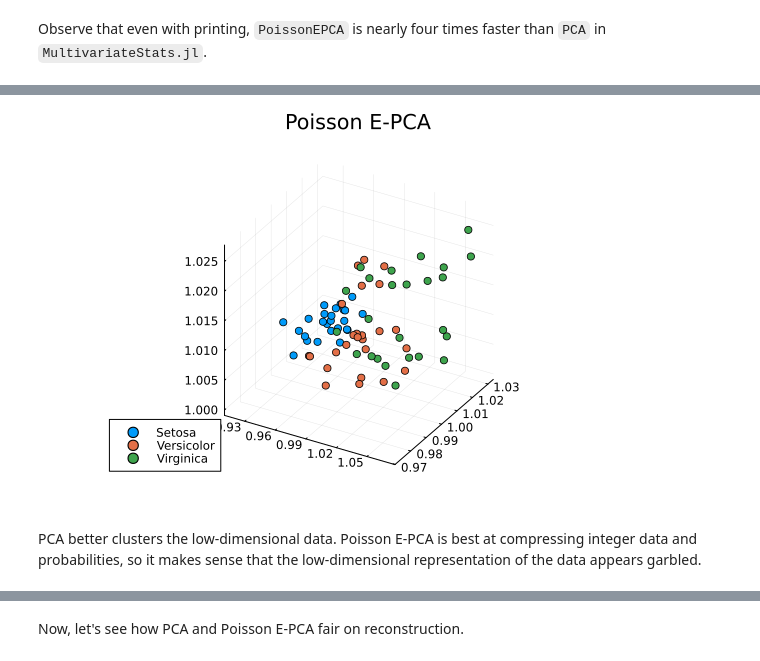
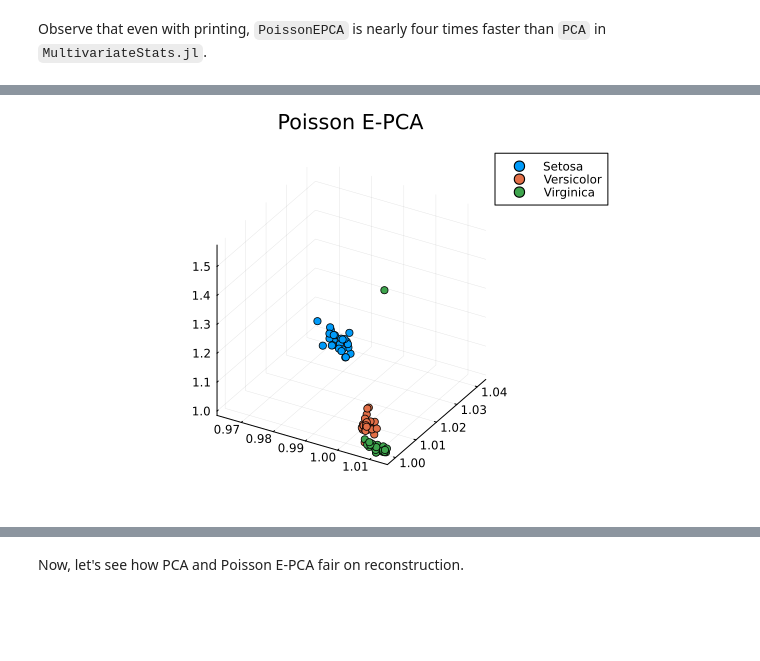
Before and after one commit to FlyingWorkshop/BeliefCompression, a Jupyter notebook: EPCABenchmarks/iris_jupyter.ipynb, the cells around one changed output, grey strips where cells are left out. Saved outputs shown, nothing was run; the diff lists cells and outputs as text; code cells hidden in the pictures; blank space fills up the shorter version.

```diff
--- a/EPCABenchmarks/iris_jupyter.ipynb
+++ b/EPCABenchmarks/iris_jupyter.ipynb
@@ -51,4 +101,6 @@ Observe that even with printing, `PoissonEPCA` is nearly four times faster than
 # %%
 poisson = PoissonEPCA()
-A = fit!(poisson, Xte'; maxoutdim=3, verbose=true, maxiter=10, print_steps=1)'
+fit!(poisson, Xtr_transpose; maxoutdim=3, verbose=false, maxiter=5)
+Xte_transpose = Xte'
+@benchmark compress(poisson, Xte_transpose; maxiter=5)
 # %% [output]
@@ -69,16 +117,8 @@ Iteration: 10/10 | Loss: 5.372239912913614
-# %%
-setosa_A = A[:, Xte_labels .== "setosa"]
-versicolor_A = A[:, Xte_labels .== "versicolor"]
-virginica_A = A[:, Xte_labels .== "virginica"]
-
-p2 = scatter(setosa_A[1, :], setosa_A[2, :], setosa_A[3, :], marker=:circle, linewidth=0, label="Setosa")
-scatter!(versicolor_A[1, :], versicolor_A[2, :], versicolor_A[3, :], marker=:circle, linewidth=0, label="Versicolor")
-scatter!(virginica_A[1, :], virginica_A[2, :], virginica_A[3, :], marker=:circle, linewidth=0, label="Virginica")
-plot!(p2, title="Poisson E-PCA")
-# %% [output]
-[figure, removed]
-# %% [markdown]
-PCA better clusters the low-dimensional data. Poisson E-PCA is best at compressing integer data and probabilities, so it makes sense that the low-dimensional representation of the data appears garbled.
+# %%
+poisson_pred = compress(poisson, Xte_transpose; maxiter=5)'
+p2 = plot_compression(poisson_pred, "Poisson E-PCA")
+# %% [output]
+[figure, added]
 # %%
 plot(p1, p2, layout=(1, 2))
 # %% [output]
```
Also changed, not shown: parts of 22 cells of this notebook.
